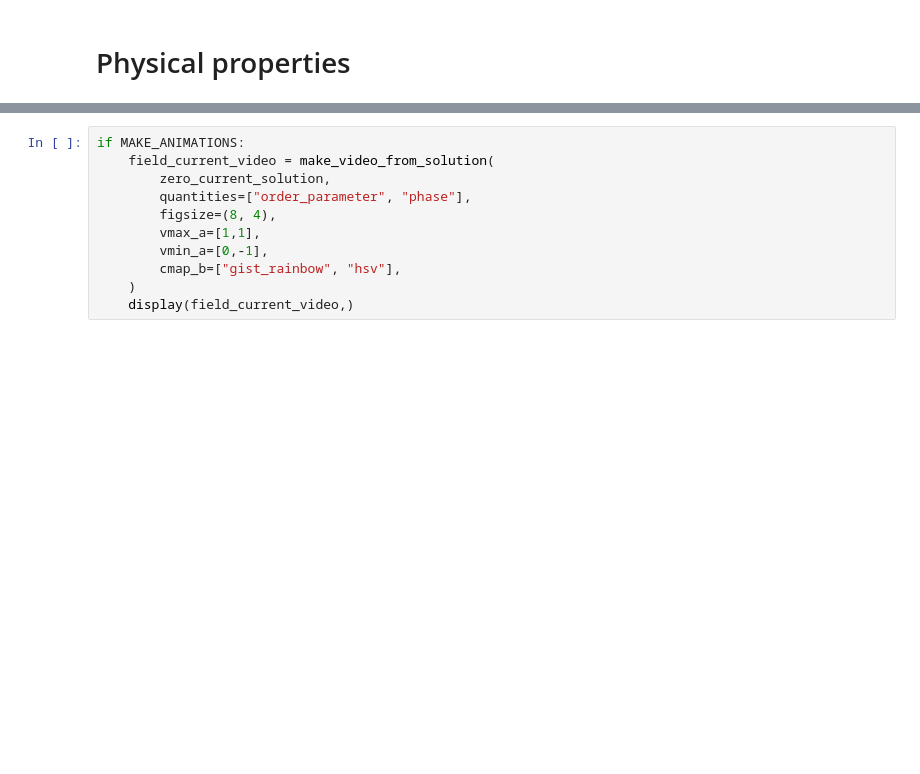
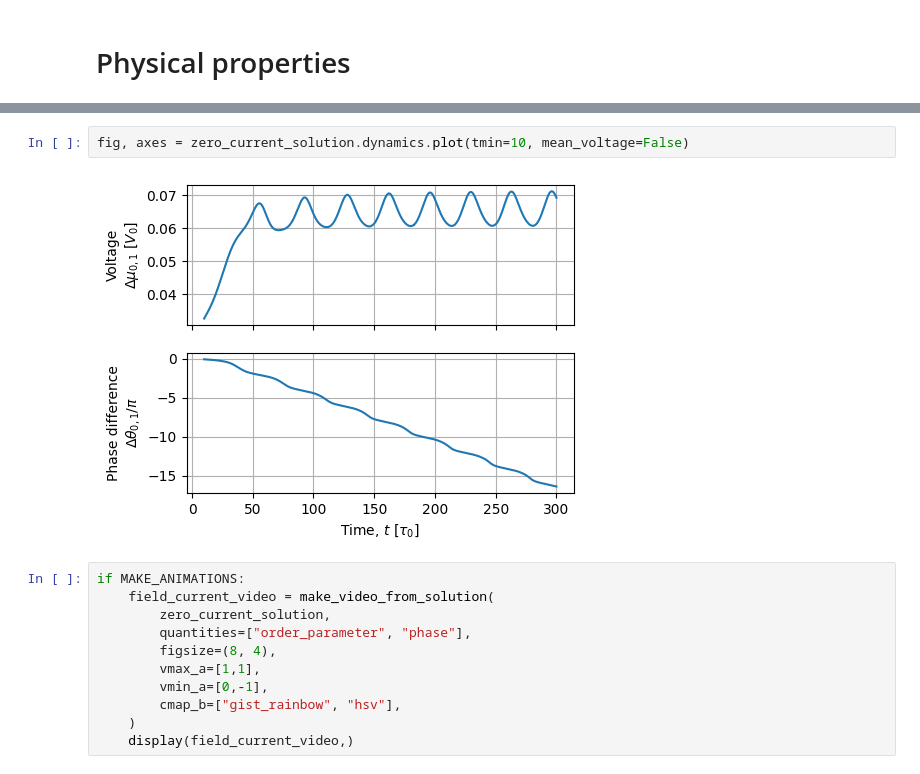
Before and after one commit to nick0413/TDGL_simulation, a Jupyter notebook: 4voltage_sources.ipynb, the cells around one changed output, grey strips where cells are left out. Drawn from its saved outputs; the diff is of its cells as text; blank space fills up the shorter version.

```diff
--- a/4voltage_sources.ipynb
+++ b/4voltage_sources.ipynb
@@ -128,3 +132,7 @@ fig, ax = zero_current_solution.plot_currents(min_stream_amp=0.075, vmin=6, vmax
+# %%
+fig, axes = zero_current_solution.dynamics.plot(tmin=10, mean_voltage=False)
+# %% [output]
+[figure, added]
 # %%
 if MAKE_ANIMATIONS:
     field_current_video = make_video_from_solution(
```
Also changed, not shown: parts of 5 cells of this notebook.
